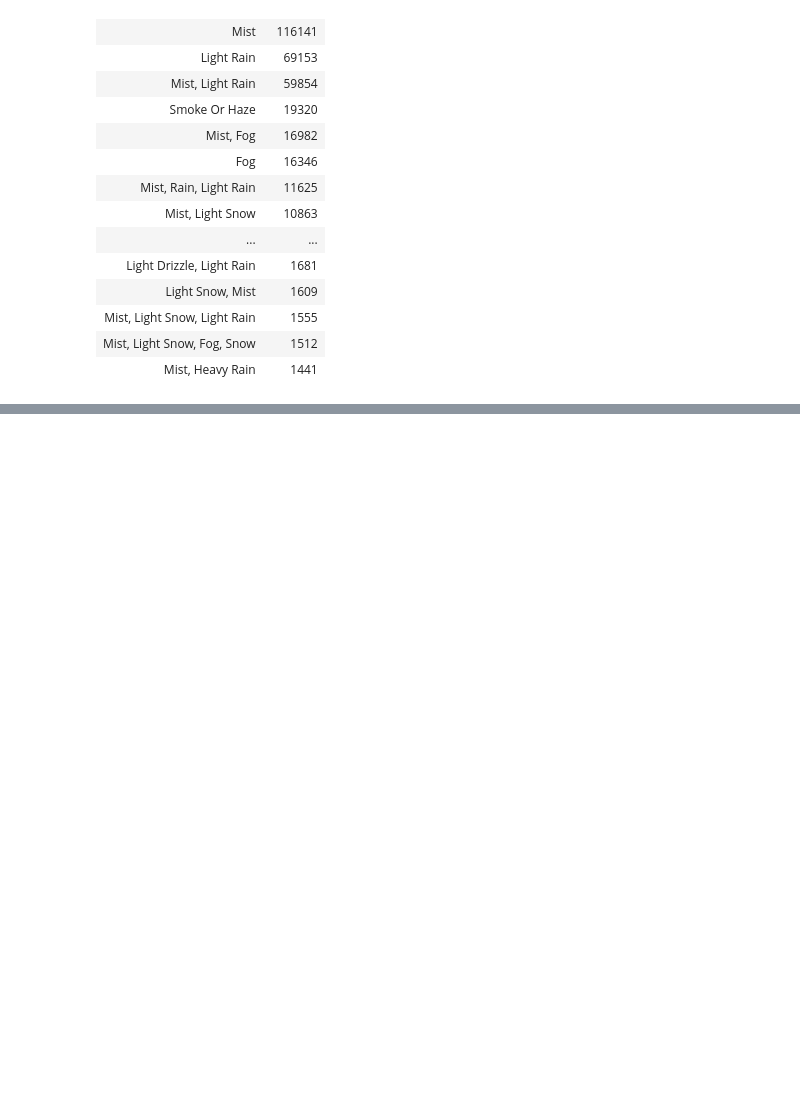
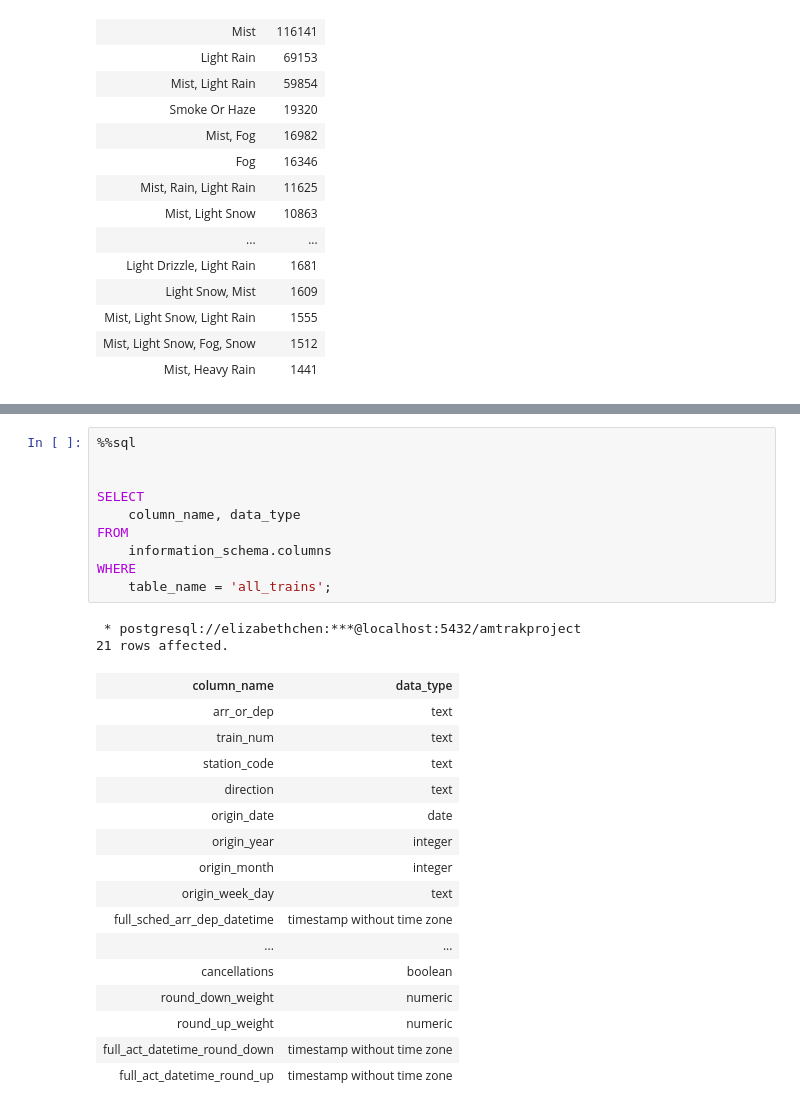
Before and after one commit to elizabeth-c-chen/data1050-amtrak-on-time-analysis, a Jupyter notebook: SQL.ipynb, the cells around one changed output, grey strips where cells are left out. Drawn from its saved outputs; the diff is of its cells as text; blank space fills up the shorter version.

```diff
--- a/SQL.ipynb
+++ b/SQL.ipynb
@@ -121,0 +146,29 @@ WHERE
+# %%
+%%sql
+
+
+SELECT
+    column_name, data_type
+FROM
+    information_schema.columns
+WHERE
+    table_name = 'all_trains';
+# %% [output]
+ * postgresql://elizabethchen:***@localhost:5432/amtrakproject
+21 rows affected.
+| column_name | data_type |
+| arr_or_dep | text |
+| train_num | text |
+| station_code | text |
+| direction | text |
+| origin_date | date |
+| origin_year | integer |
+| origin_month | integer |
+| origin_week_day | text |
+| full_sched_arr_dep_datetime | timestamp without time zone |
+| ... | ... |
+| cancellations | boolean |
+| round_down_weight | numeric |
+| round_up_weight | numeric |
+| full_act_datetime_round_down | timestamp without time zone |
+| full_act_datetime_round_up | timestamp without time zone |
```
Also changed, not shown: parts of 2 cells of this notebook, 4 other files.
